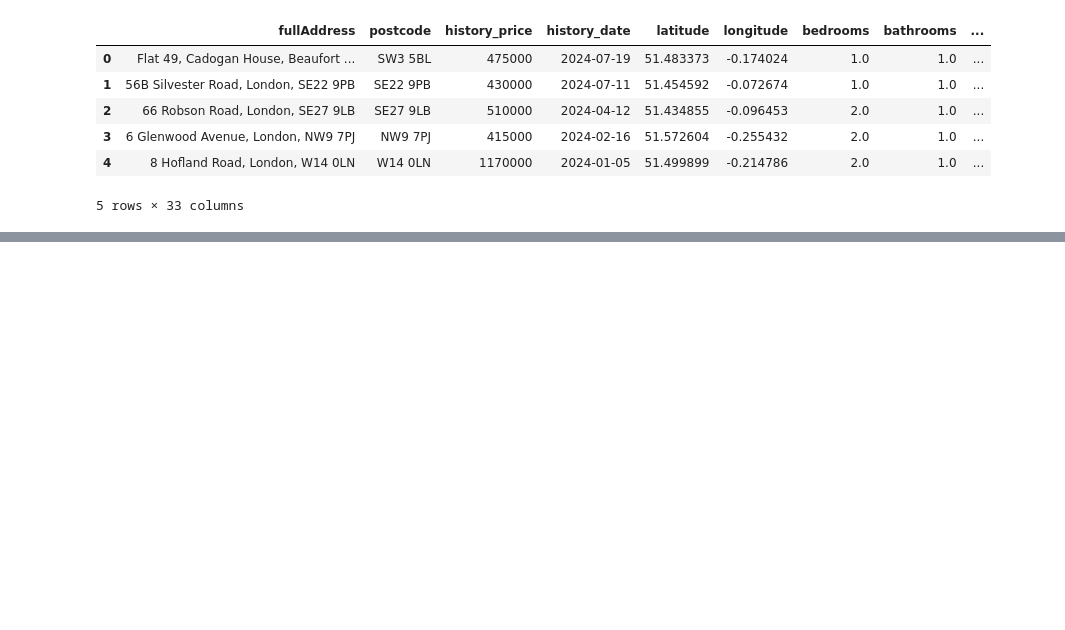
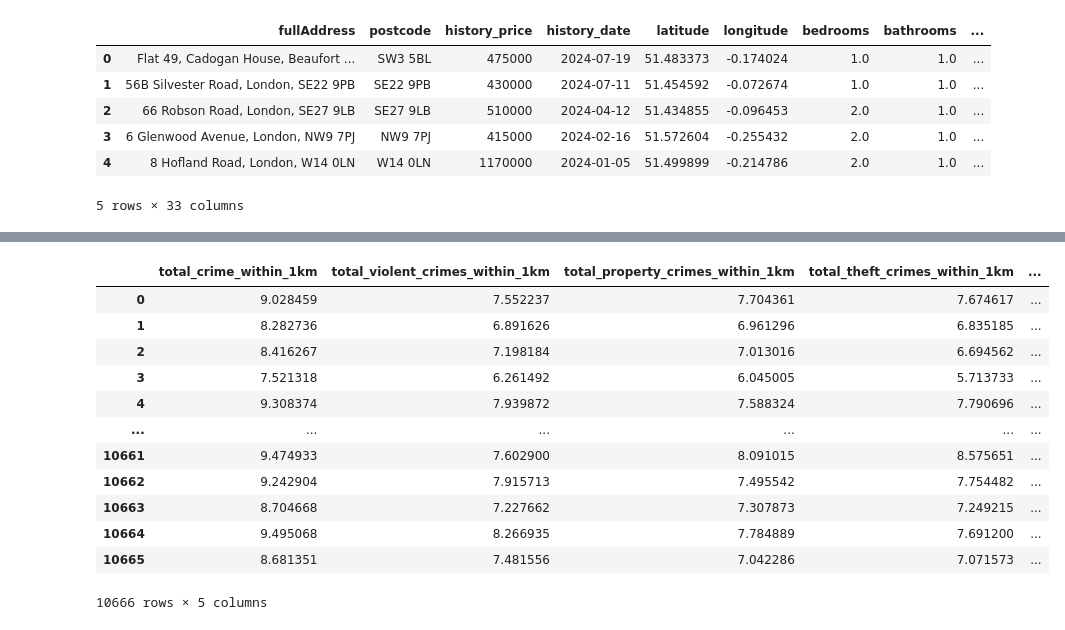
Before and after one commit to jonathanskuy/london-property-price-prediction, a Jupyter notebook: notebooks/feature_engineering.ipynb, the cells around one changed output, grey strips where cells are left out. Cells and saved outputs as stored; diff of their text form; code cells hidden in the pictures; blank space fills up the shorter version.

```diff
--- a/notebooks/feature_engineering.ipynb
+++ b/notebooks/feature_engineering.ipynb
@@ -415,0 +449,4 @@ df_property.head()
+# %%
+df_model = pd.get_dummies(df_model, columns=['tenure', 'propertyType', 'currentEnergyRating'], drop_first=True)
+
+df_model.head()
@@ -415,0 +461,21 @@ df_property.head()
+# %%
+crime_features = ['total_crime_within_1km', 'total_violent_crimes_within_1km', 'total_property_crimes_within_1km', 'total_theft_crimes_within_1km', 'total_disorder_crimes_within_1km']
+
+for feature in crime_features:
+    df_model[feature] = np.log1p(df_model[feature])
+
+df_model[crime_features]
+# %% [output]
+|  | total_crime_within_1km | total_violent_crimes_within_1km | total_property_crimes_within_1km | total_theft_crimes_within_1km | ... |
+| 0 | 9.028459 | 7.552237 | 7.704361 | 7.674617 | ... |
+| 1 | 8.282736 | 6.891626 | 6.961296 | 6.835185 | ... |
+| 2 | 8.416267 | 7.198184 | 7.013016 | 6.694562 | ... |
+| 3 | 7.521318 | 6.261492 | 6.045005 | 5.713733 | ... |
+| 4 | 9.308374 | 7.939872 | 7.588324 | 7.790696 | ... |
+| ... | ... | ... | ... | ... | ... |
+| 10661 | 9.474933 | 7.602900 | 8.091015 | 8.575651 | ... |
+| 10662 | 9.242904 | 7.915713 | 7.495542 | 7.754482 | ... |
+| 10663 | 8.704668 | 7.227662 | 7.307873 | 7.249215 | ... |
+| 10664 | 9.495068 | 8.266935 | 7.784889 | 7.691200 | ... |
+| 10665 | 8.681351 | 7.481556 | 7.042286 | 7.071573 | ... |
+10666 rows × 5 columns
```
Also changed, not shown: parts of 6 cells of this notebook, 1 other file.
